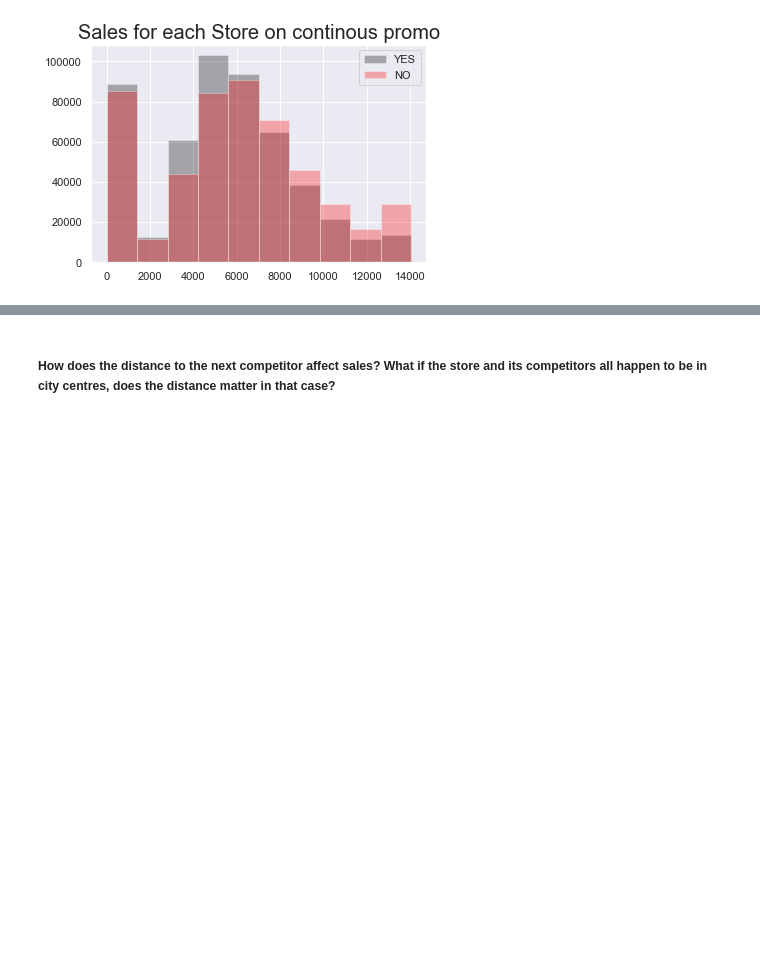
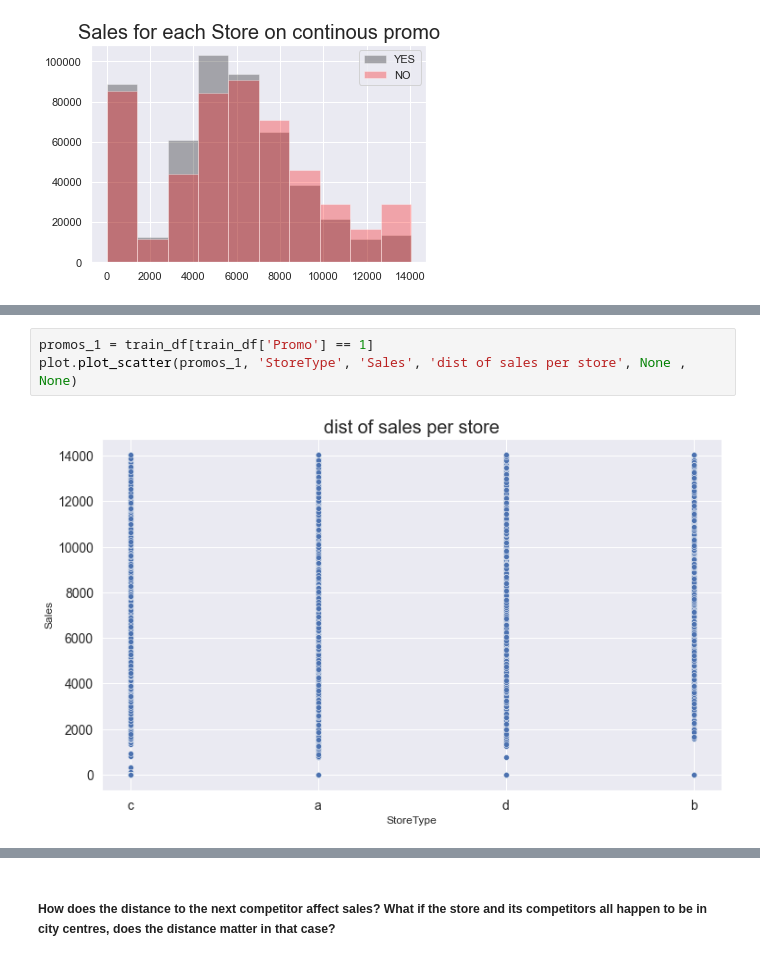
Before and after one commit to tigisthailay/Rossmann-Pharmaceuticals-Sales-prediction, a Jupyter notebook: notebooks/EDA.ipynb, the cells around one changed output, grey strips where cells are left out. Drawn from its saved outputs; the diff is of its cells as text; blank space fills up the shorter version.

```diff
--- a/notebooks/EDA.ipynb
+++ b/notebooks/EDA.ipynb
@@ -414,0 +426,5 @@ Assortment A stores has high sales, b has the lowest
+# %%
+promos_1 = train_df[train_df['Promo'] == 1]
+plot.plot_scatter(promos_1, 'StoreType', 'Sales', 'dist of sales per store', None , None)
+# %% [output]
+[figure, added]
```
Also changed, not shown: parts of 41 cells of this notebook, 1 other file.
